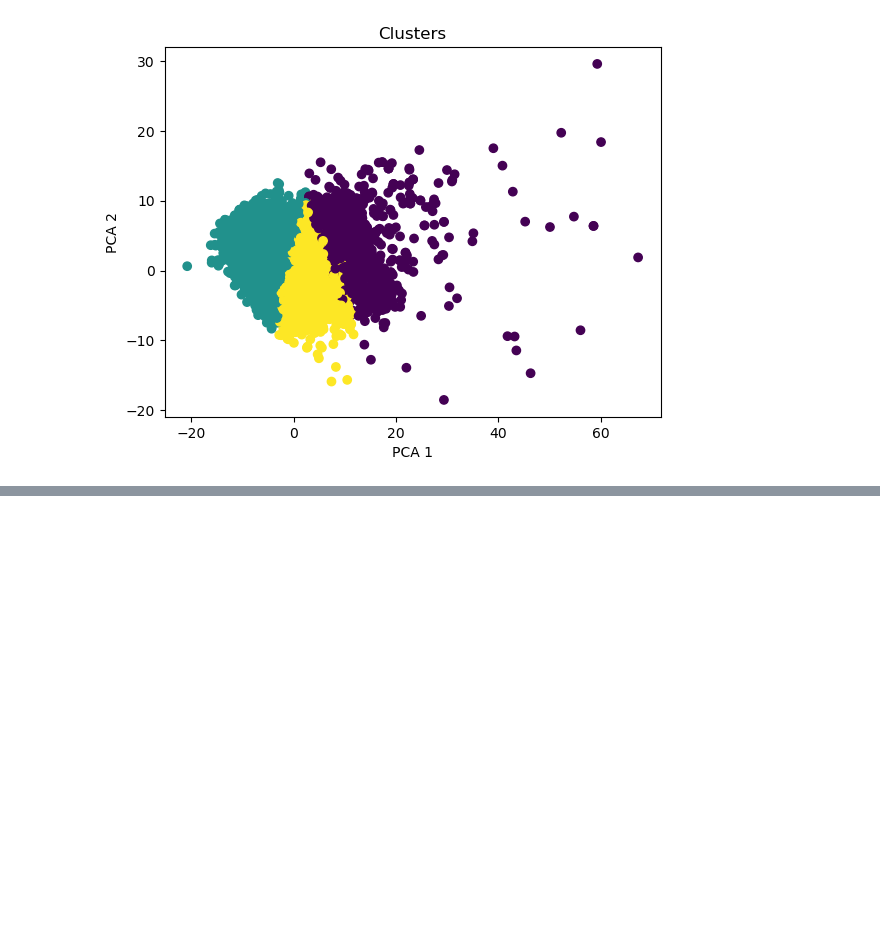
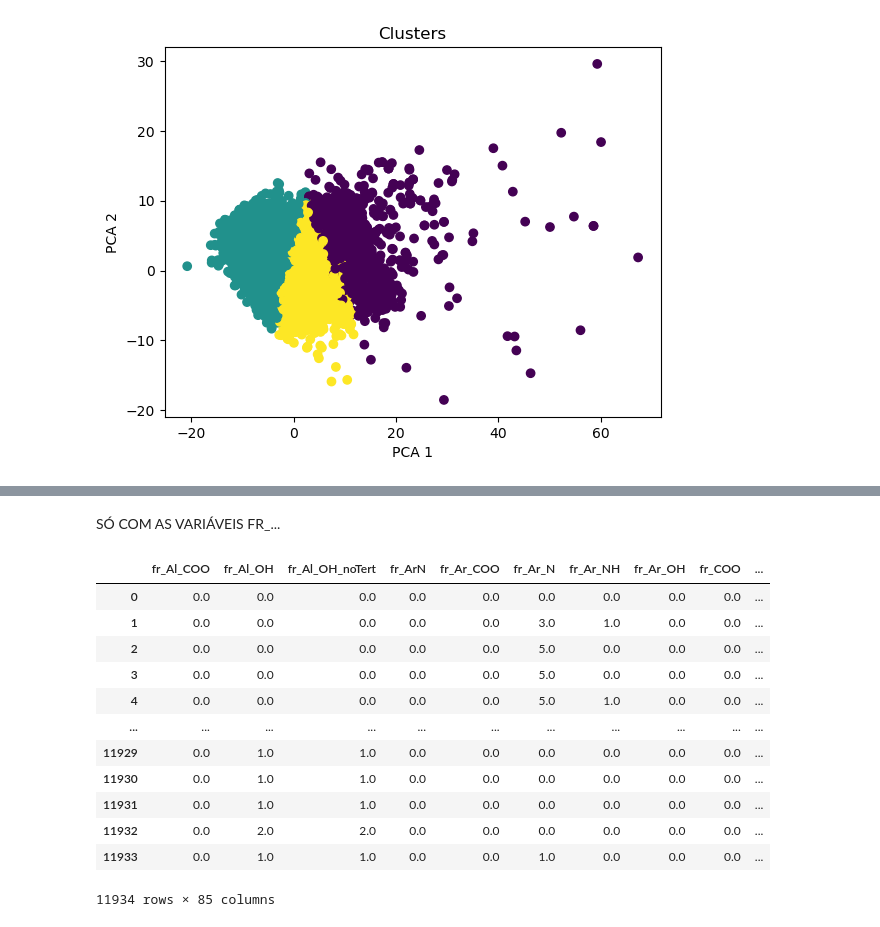
Before and after one commit to BrunoAGSa/Extra-o_Work, a Jupyter notebook: Trabalho parte 2/cyp2c9/trabalho 2.ipynb, the cells around one changed output, grey strips where cells are left out. Cells and saved outputs as stored; diff of their text form; code cells hidden in the pictures; blank space fills up the shorter version.

```diff
--- a/Trabalho parte 2/cyp2c9/trabalho 2.ipynb
+++ b/Trabalho parte 2/cyp2c9/trabalho 2.ipynb
@@ -722,0 +795,19 @@ plt.show()
+# %% [markdown]
+SÓ COM AS VARIÁVEIS FR_...
+# %%
+df_3 = df_1.drop(df_1.iloc[:, :123], axis=1)
+df_3
+# %% [output]
+|  | fr_Al_COO | fr_Al_OH | fr_Al_OH_noTert | fr_ArN | fr_Ar_COO | fr_Ar_N | fr_Ar_NH | fr_Ar_OH | fr_COO | ... |
+| 0 | 0.0 | 0.0 | 0.0 | 0.0 | 0.0 | 0.0 | 0.0 | 0.0 | 0.0 | ... |
+| 1 | 0.0 | 0.0 | 0.0 | 0.0 | 0.0 | 3.0 | 1.0 | 0.0 | 0.0 | ... |
+| 2 | 0.0 | 0.0 | 0.0 | 0.0 | 0.0 | 5.0 | 0.0 | 0.0 | 0.0 | ... |
+| 3 | 0.0 | 0.0 | 0.0 | 0.0 | 0.0 | 5.0 | 0.0 | 0.0 | 0.0 | ... |
+| 4 | 0.0 | 0.0 | 0.0 | 0.0 | 0.0 | 5.0 | 1.0 | 0.0 | 0.0 | ... |
+| ... | ... | ... | ... | ... | ... | ... | ... | ... | ... | ... |
+| 11929 | 0.0 | 1.0 | 1.0 | 0.0 | 0.0 | 0.0 | 0.0 | 0.0 | 0.0 | ... |
+| 11930 | 0.0 | 1.0 | 1.0 | 0.0 | 0.0 | 0.0 | 0.0 | 0.0 | 0.0 | ... |
+| 11931 | 0.0 | 1.0 | 1.0 | 0.0 | 0.0 | 0.0 | 0.0 | 0.0 | 0.0 | ... |
+| 11932 | 0.0 | 2.0 | 2.0 | 0.0 | 0.0 | 0.0 | 0.0 | 0.0 | 0.0 | ... |
+| 11933 | 0.0 | 1.0 | 1.0 | 0.0 | 0.0 | 1.0 | 0.0 | 0.0 | 0.0 | ... |
+11934 rows × 85 columns
```
Also changed, not shown: parts of 13 cells of this notebook.
